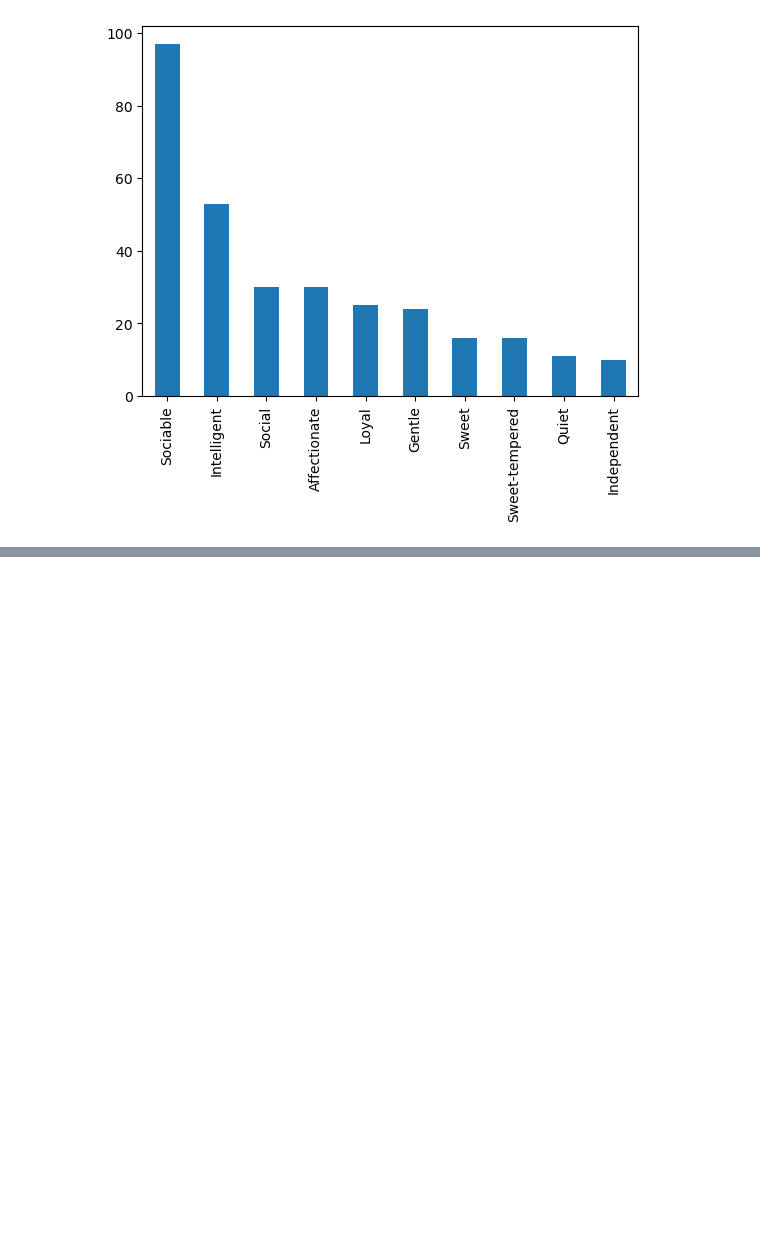
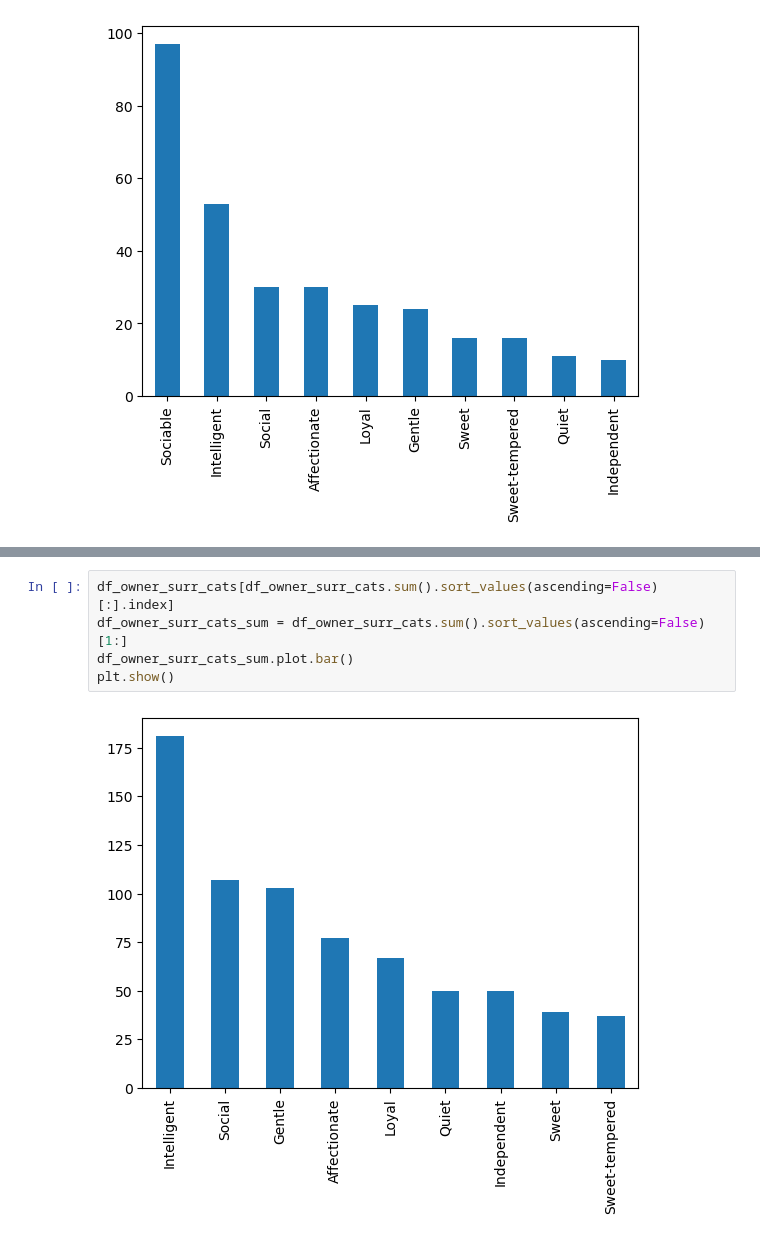
Before and after one commit to tara-pogancev/animal-adoption-prediction, a Jupyter notebook: Animal Shelter Adoption - Temperament Analysis.ipynb, the cells around one changed output, grey strips where cells are left out. Cells and saved outputs as stored; diff of their text form; blank space fills up the shorter version.

```diff
--- a/Animal Shelter Adoption - Temperament Analysis.ipynb
+++ b/Animal Shelter Adoption - Temperament Analysis.ipynb
@@ -276,0 +294,7 @@ plt.show()
+# %%
+df_owner_surr_cats[df_owner_surr_cats.sum().sort_values(ascending=False)[:].index]
+df_owner_surr_cats_sum = df_owner_surr_cats.sum().sort_values(ascending=False)[1:]
+df_owner_surr_cats_sum.plot.bar()
+plt.show()
+# %% [output]
+[figure, added]
```
Also changed, not shown: parts of 10 cells of this notebook, 4 other files.
